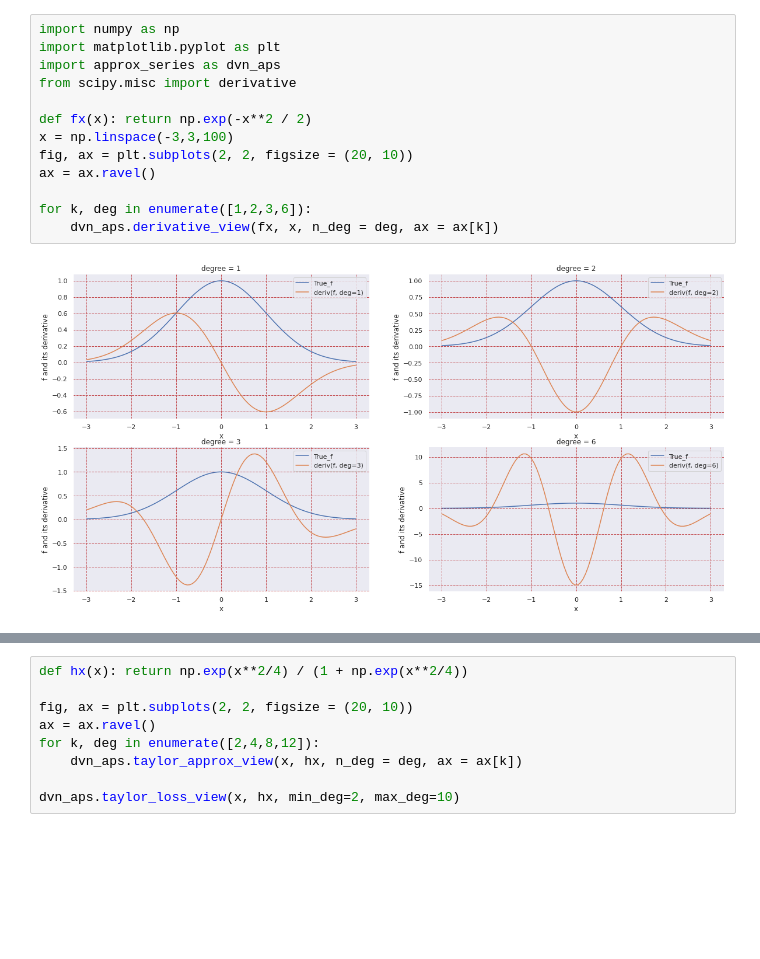
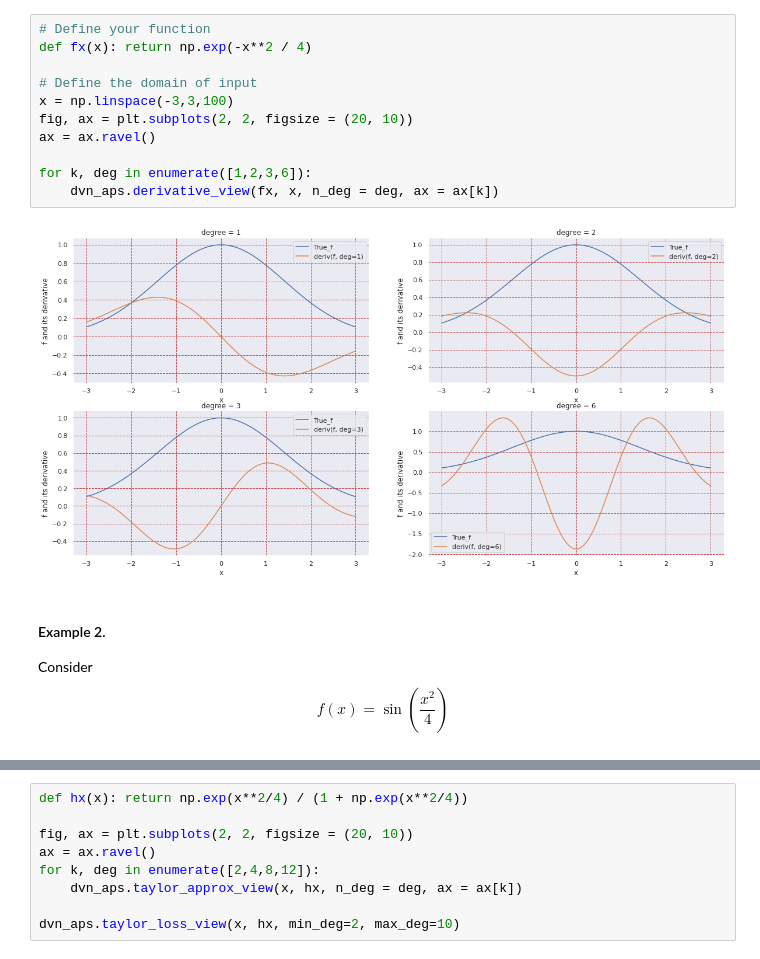
Before and after one commit to NhanDoV/crap-caculus, a Jupyter notebook: series_and_approximation/Series_approx.ipynb, the cells around one changed output, grey strips where cells are left out. Saved outputs shown, nothing was run; the diff lists cells and outputs as text; blank space fills up the shorter version.

```diff
--- a/series_and_approximation/Series_approx.ipynb
+++ b/series_and_approximation/Series_approx.ipynb
@@ -1,16 +68,17 @@
 # %%
-import numpy as np
-import matplotlib.pyplot as plt
-import approx_series as dvn_aps
-from scipy.misc import derivative
+# Define your function
+def fx(x): return np.exp(-x**2 / 4)
 
-def fx(x): return np.exp(-x**2 / 2)
+# Define the domain of input
 x = np.linspace(-3,3,100)
 fig, ax = plt.subplots(2, 2, figsize = (20, 10))
 ax = ax.ravel()
 
 for k, deg in enumerate([1,2,3,6]):
     dvn_aps.derivative_view(fx, x, n_deg = deg, ax = ax[k])
 # %% [output]
-[figure, old version]
+[figure, new version]
+# %% [markdown]
+#### Example 2.
+Consider $$ f(x) = \sin \left( \frac{x^2}{4} \right) $$
 # %%
```
Also changed, not shown: parts of 23 cells of this notebook.
